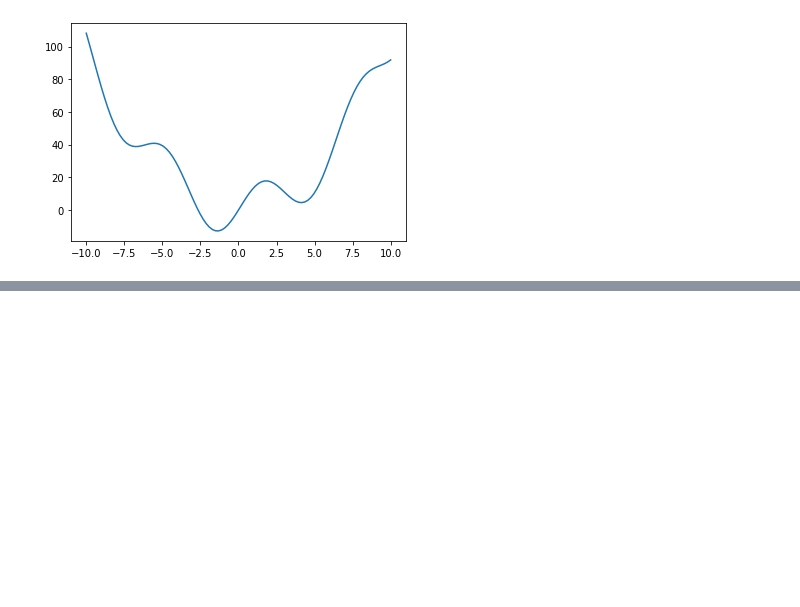
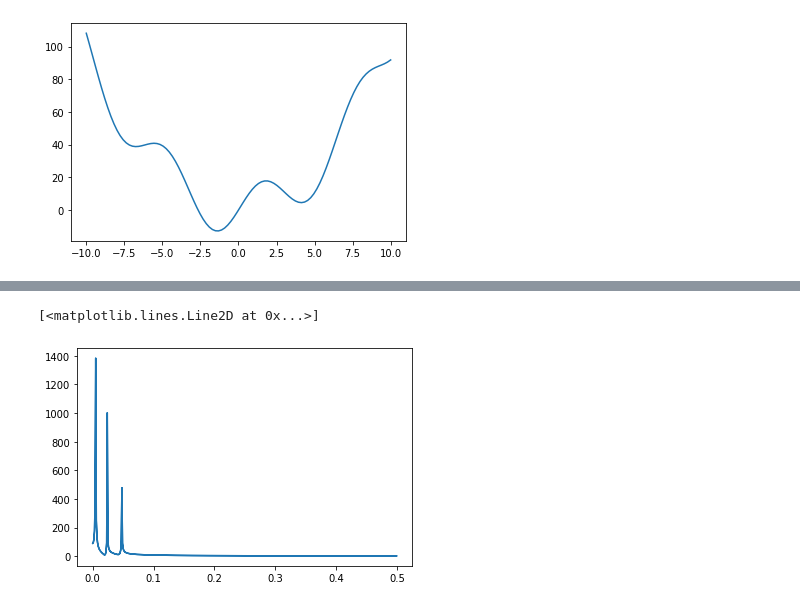
Before and after one commit to camara94/pythonspecialmachinelearning, a Jupyter notebook: scipypython.ipynb, the cells around one changed output, grey strips where cells are left out. Cells and saved outputs as stored; diff of their text form; code cells hidden in the pictures; blank space fills up the shorter version.

```diff
--- a/scipypython.ipynb
+++ b/scipypython.ipynb
@@ -64,0 +91,8 @@ plt.show()
+# %%
+fourier = fftpack.fft(y)
+power = np.abs(fourier)
+frequences = fftpack.fftfreq(y.size)
+plt.plot(np.abs(frequences), power)
+# %% [output]
+[<matplotlib.lines.Line2D at 0x...>]
+[figure, added]
```
Also changed, not shown: parts of 29 cells of this notebook, 2 other files.
